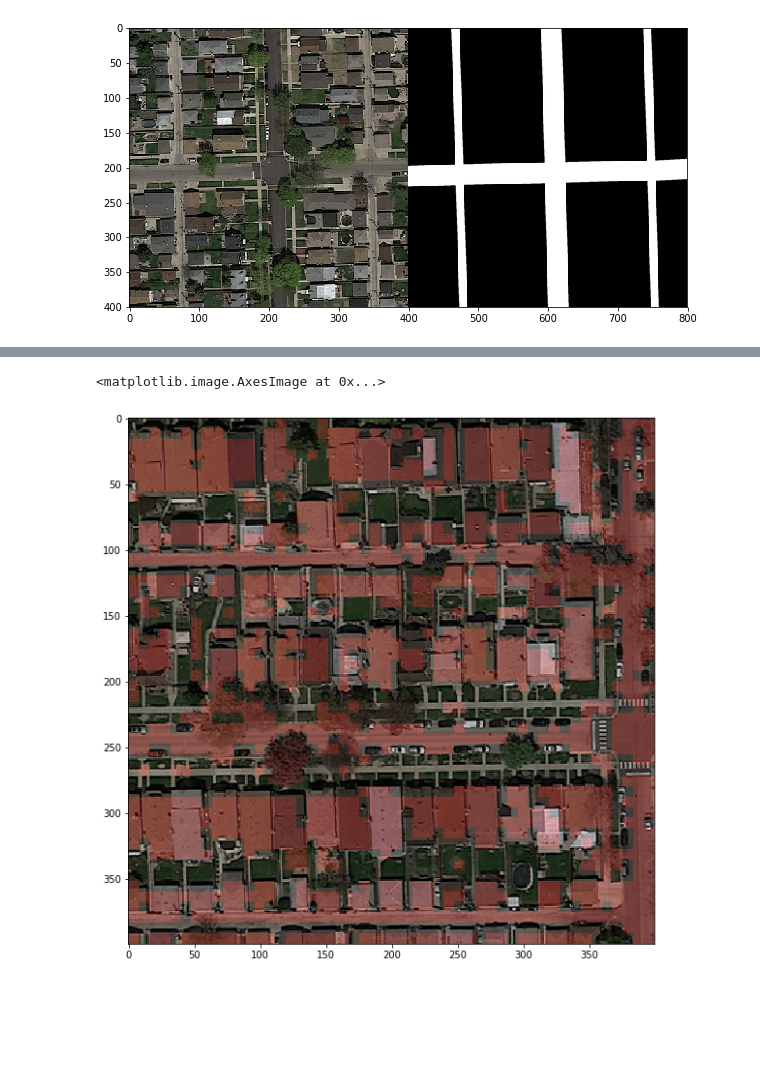
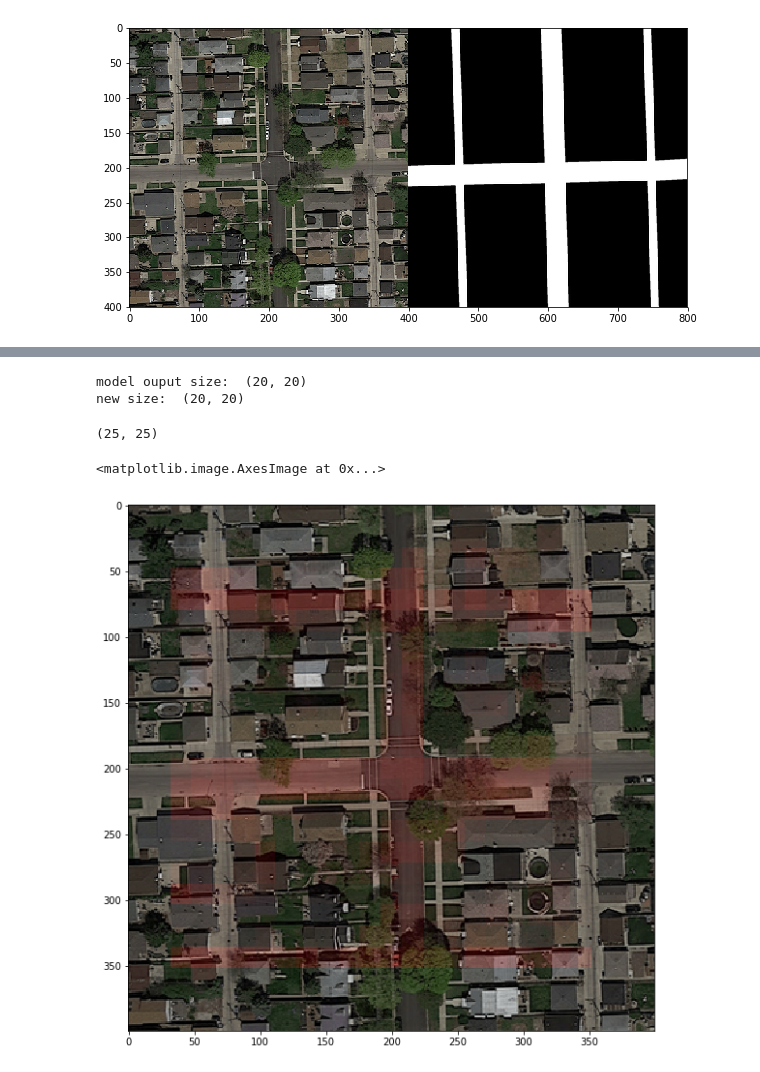
Before and after one commit to mukel/epfml17-segmentation, a Jupyter notebook: segment_aerial_images_keras.ipynb, the cells around one changed output, grey strips where cells are left out. Drawn from its saved outputs; the diff is of its cells as text; code cells hidden in the pictures; blank space fills up the shorter version.

```diff
--- a/segment_aerial_images_keras.ipynb
+++ b/segment_aerial_images_keras.ipynb
@@ -143,0 +180,26 @@ Class 1: 10404 samples
+# %%
+model = Sequential()
+model.add(Conv2D(batch_size, kernel_size=(4, 4),
+                 activation='relu',
+                 input_shape=input_shape))
+
+model.add(MaxPooling2D(pool_size=(2,2)))
+
+model.add(Conv2D(batch_size, kernel_size=(4,4), activation='relu'))
+
+model.add(MaxPooling2D(pool_size=(2,2)))
+
+model.add(Flatten())
+
+model.add(Dense(1, activation='sigmoid'))
+
+
+model.compile(loss='binary_crossentropy',
+              optimizer='rmsprop',
+              metrics=['accuracy'])
+# %%
+model.fit(x_train, y_train,
+          batch_size=batch_size,
+          epochs=epochs,
+          verbose=1,
+          validation_data=(x_test, y_test))
@@ -144,3 +226,18 @@ Class 1: 10404 samples
+# %%
+img_idx  = 0
+pred_image = [inputs for inputs, _ in image_to_inputs(imgs[img_idx], gt_imgs[img_idx])]
+predictions = model.predict(np.asarray(pred_image))
+# %%
+print('model ouput size: ', predictions.shape)
+predictions = predictions.reshape((20, 20))
+print('new size: ', predictions.shape)
+predictions_aug = np.zeros((25, 25))
+predictions_aug[2:22, 2:22] = predictions
+predictions_aug.shape
+# %% [output]
+model ouput size:  (20, 20)
+new size:  (20, 20)
+(25, 25)
 # %%
 # Convert array of labels to an image
 
@@ -167,16 +264,16 @@ def make_img_overlay(img, predicted_img):
 # %%
 # Display prediction as an image
 
 w = gt_imgs[img_idx].shape[0]
 h = gt_imgs[img_idx].shape[1]
-predicted_im = label_to_img(w, h, patch_size, patch_size, Zi)
+predicted_im = label_to_img(w, h, patch_size, patch_size, [elem for lst in predictions_aug for elem in lst])
 cimg = concatenate_images(imgs[img_idx], predicted_im)
 fig1 = plt.figure(figsize=(10, 10)) # create a figure with the default size
 plt.imshow(cimg, cmap='Greys_r')
 
 new_img = make_img_overlay(imgs[img_idx], predicted_im)
 
 plt.imshow(new_img)
 # %% [output]
 <matplotlib.image.AxesImage at 0x...>
-[figure, old version]
+[figure, new version]
```
Also changed, not shown: parts of 13 cells of this notebook.
